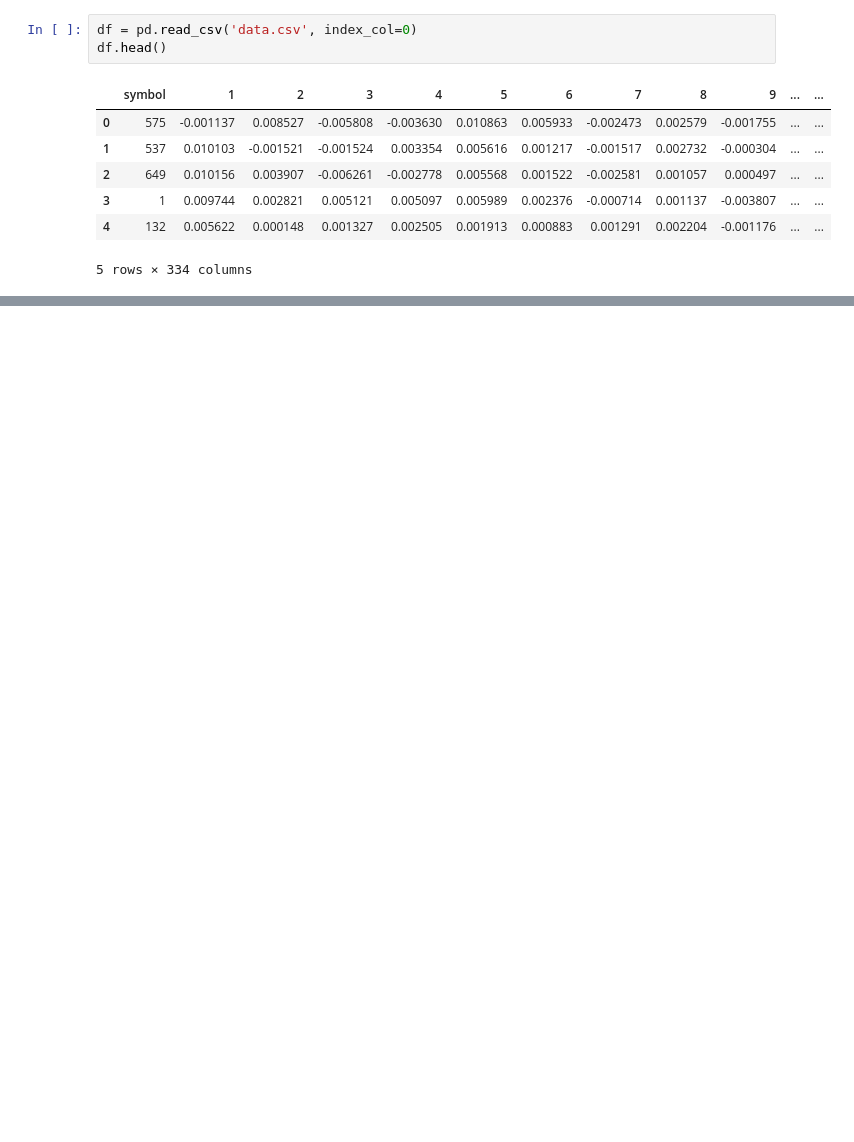
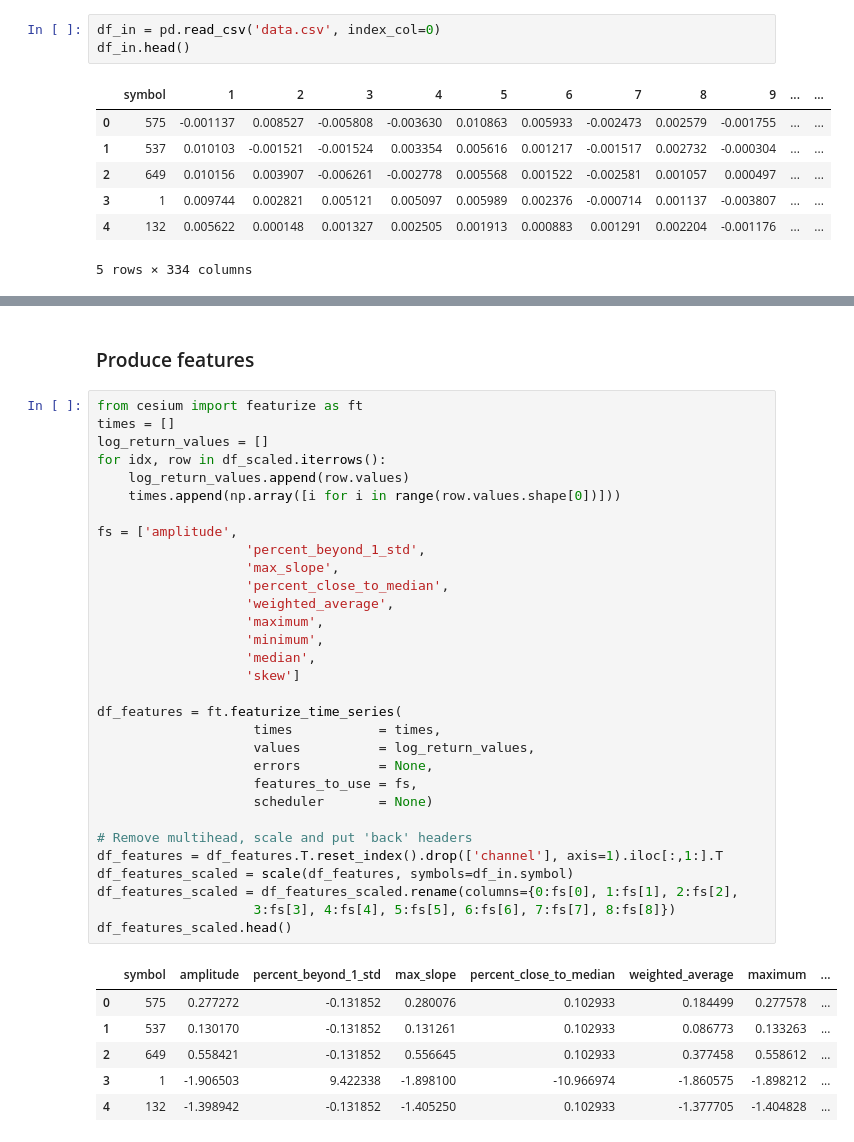
Before and after one commit to sachaschwab/Trade-Data-Clustering, a Jupyter notebook: code.ipynb, the cells around one changed output, grey strips where cells are left out. Cells and saved outputs as stored; diff of their text form; blank space fills up the shorter version.

```diff
--- a/code.ipynb
+++ b/code.ipynb
@@ -6,6 +8,6 @@ from sklearn import metrics
 # %%
-df = pd.read_csv('data.csv', index_col=0)
-df.head()
+df_in = pd.read_csv('data.csv', index_col=0)
+df_in.head()
 # %% [output]
 |  | symbol | 1 | 2 | 3 | 4 | 5 | 6 | 7 | 8 | 9 | ... | ... |
 | 0 | 575 | -0.001137 | 0.008527 | -0.005808 | -0.003630 | 0.010863 | 0.005933 | -0.002473 | 0.002579 | -0.001755 | ... | ... |
@@ -29,3 +38,43 @@ df_scaled.head()
 | 3 | 1 | 0.494101 | -0.042419 | 0.349378 | 0.494310 | 0.604832 | 0.262265 | -0.401481 | -0.205700 | -0.575930 | ... | ... |
 | 4 | 132 | 0.061490 | -0.507811 | -0.215704 | 0.221325 | 0.016416 | -0.059846 | 0.035204 | 0.015456 | -0.052533 | ... | ... |
 5 rows × 334 columns
+# %% [markdown]
+### Produce features
+# %%
+from cesium import featurize as ft
+times = []
+log_return_values = []
+for idx, row in df_scaled.iterrows():
+    log_return_values.append(row.values)
+    times.append(np.array([i for i in range(row.values.shape[0])]))
+
+fs = ['amplitude',
+                   'percent_beyond_1_std',
+                   'max_slope',
+                   'percent_close_to_median',
+                   'weighted_average',
+                   'maximum',
+                   'minimum',
+                   'median',
+                   'skew']
+
+df_features = ft.featurize_time_series(
+                    times           = times,
+                    values          = log_return_values,
+                    errors          = None,
+                    features_to_use = fs,
+                    scheduler       = None)
+
+# Remove multihead, scale and put 'back' headers
+df_features = df_features.T.reset_index().drop(['channel'], axis=1).iloc[:,1:].T
+df_features_scaled = scale(df_features, symbols=df_in.symbol)
+df_features_scaled = df_features_scaled.rename(columns={0:fs[0], 1:fs[1], 2:fs[2],
+                    3:fs[3], 4:fs[4], 5:fs[5], 6:fs[6], 7:fs[7], 8:fs[8]})
+df_features_scaled.head()
+# %% [output]
+|  | symbol | amplitude | percent_beyond_1_std | max_slope | percent_close_to_median | weighted_average | maximum | ... |
+| 0 | 575 | 0.277272 | -0.131852 | 0.280076 | 0.102933 | 0.184499 | 0.277578 | ... |
+| 1 | 537 | 0.130170 | -0.131852 | 0.131261 | 0.102933 | 0.086773 | 0.133263 | ... |
+| 2 | 649 | 0.558421 | -0.131852 | 0.556645 | 0.102933 | 0.377458 | 0.558612 | ... |
+| 3 | 1 | -1.906503 | 9.422338 | -1.898100 | -10.966974 | -1.860575 | -1.898212 | ... |
+| 4 | 132 | -1.398942 | -0.131852 | -1.405250 | 0.102933 | -1.377705 | -1.404828 | ... |
```
Also changed, not shown: parts of 6 cells of this notebook, 1 other file.
